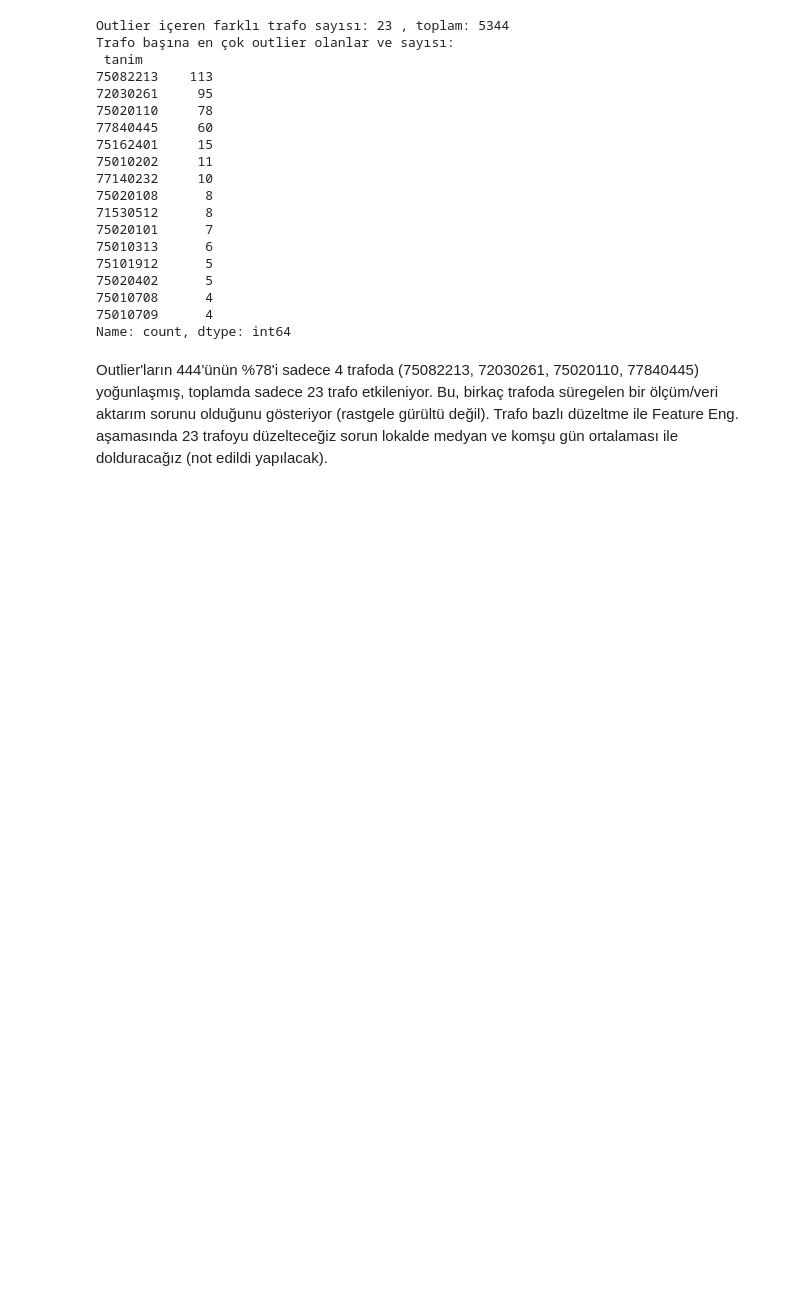
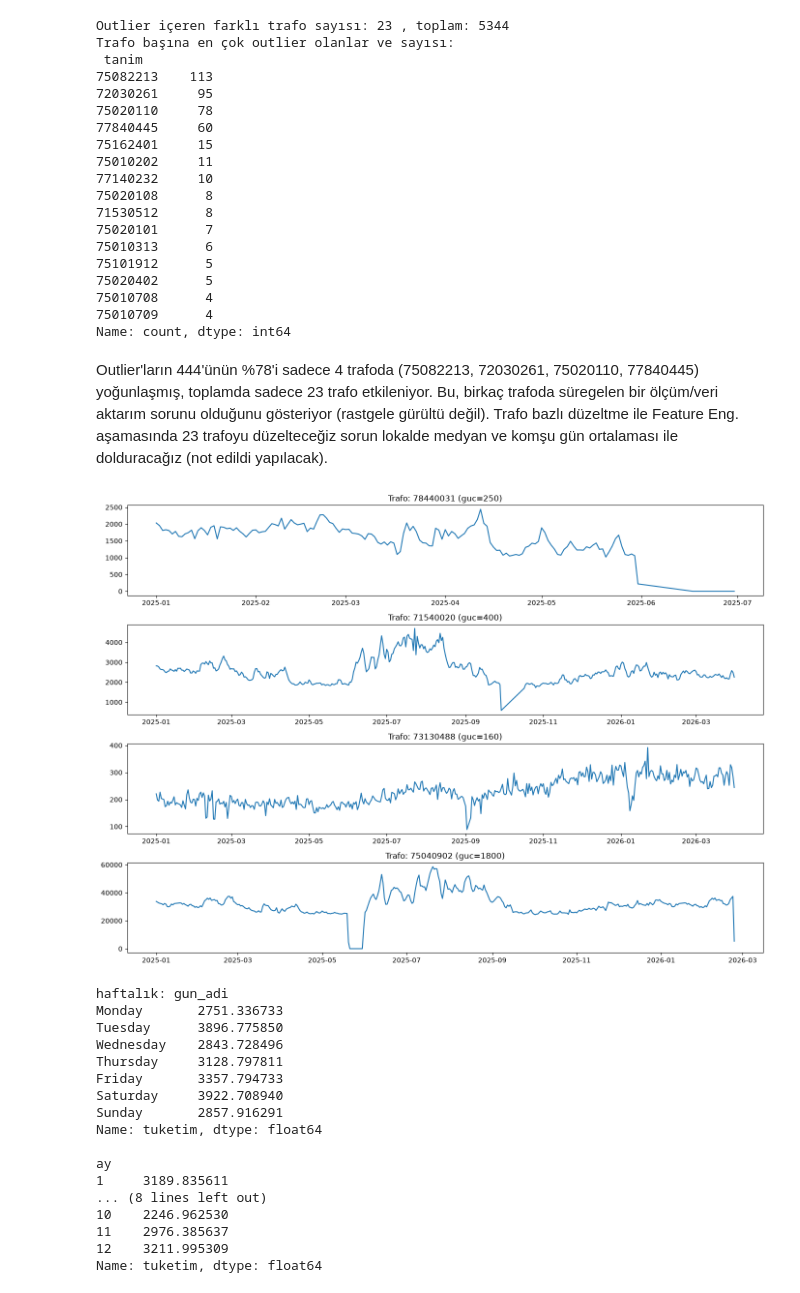
Before and after one commit to beratmertkayacan/Grid-Up-Datathon, a Jupyter notebook: notebooks/01_EDA.ipynb, the cells around one changed output. Saved outputs shown, nothing was run; the diff lists cells and outputs as text; code cells hidden in the pictures; blank space fills up the shorter version.

```diff
--- a/notebooks/01_EDA.ipynb
+++ b/notebooks/01_EDA.ipynb
@@ -241,3 +241,45 @@ Trafo başına en çok outlier olanlar ve sayısı:
 Name: count, dtype: int64
 # %% [markdown]
 Outlier'ların 444'ünün %78'i sadece 4 trafoda (75082213, 72030261, 75020110, 77840445) yoğunlaşmış, toplamda sadece 23 trafo etkileniyor. Bu, birkaç trafoda süregelen bir ölçüm/veri aktarım sorunu olduğunu gösteriyor (rastgele gürültü değil). Trafo bazlı düzeltme ile Feature Eng. aşamasında 23 trafoyu düzelteceğiz sorun lokalde medyan ve komşu gün ortalaması ile dolduracağız (not edildi yapılacak).
+# %%
+# Birkaç normal (outlier olmayan) trafonun zaman serisi
+normal_trafolar = train[~train['tanim'].isin(outliers['tanim'].unique())]['tanim'].unique()
+ornek_trafolar = np.random.choice(normal_trafolar, 4, replace=False)
+
+fig, axes = plt.subplots(4, 1, figsize=(14, 10))
+for i, t in enumerate(sample_trafolar):
+    sub = train[train['tanim'] == t].sort_values('tarih')
+    axes[i].plot(sub['tarih'], sub['tuketim'])
+    axes[i].set_title(f"Trafo: {t} (guc={sub['guc'].iloc[0]})")
+plt.tight_layout()
+plt.show()
+
+# Haftanın günlerine göre ortalama tüketim
+train['gun_adi'] = train['tarih'].dt.day_name()
+haftalik = train.groupby('gun_adi')['tuketim'].mean().reindex(
+    ['Monday','Tuesday','Wednesday','Thursday','Friday','Saturday','Sunday'])
+print(f"\nhaftalık: {haftalik} \n")
+
+# Aylara göre ortalama tüketim
+train['ay'] = train['tarih'].dt.month
+aylik = train.groupby('ay')['tuketim'].mean()
+print(aylik)
+# %% [output]
+[figure, added]
+haftalık: gun_adi
+Monday       2751.336733
+Tuesday      3896.775850
+Wednesday    2843.728496
+Thursday     3128.797811
+Friday       3357.794733
+Saturday     3922.708940
+Sunday       2857.916291
+Name: tuketim, dtype: float64
+
+ay
+1     3189.835611
+... (8 lines left out)
+10    2246.962530
+11    2976.385637
+12    3211.995309
+Name: tuketim, dtype: float64
```
Also changed, not shown: parts of 4 cells of this notebook.
